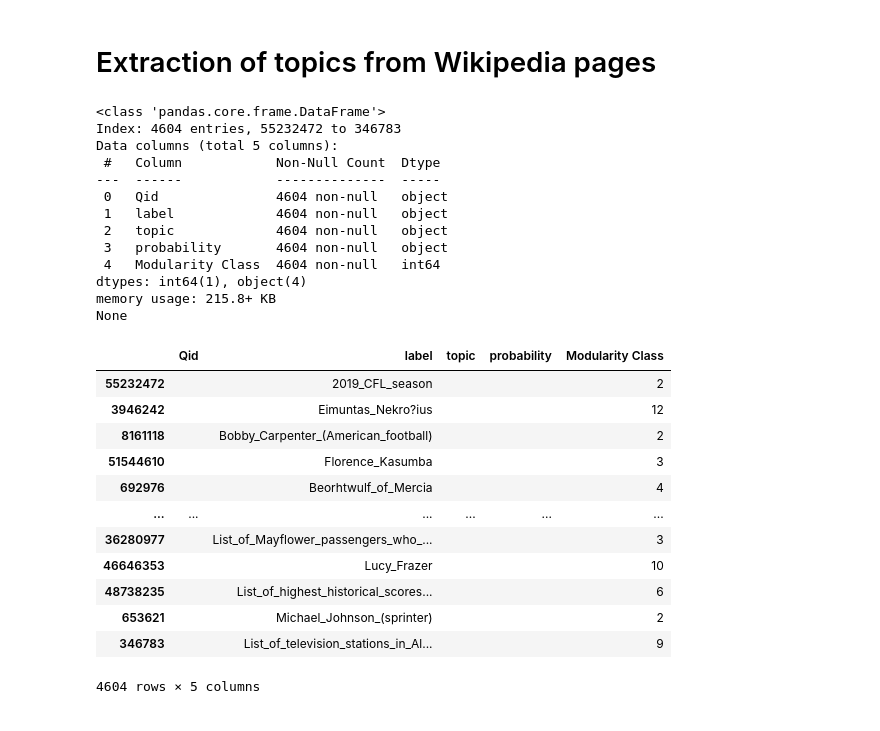
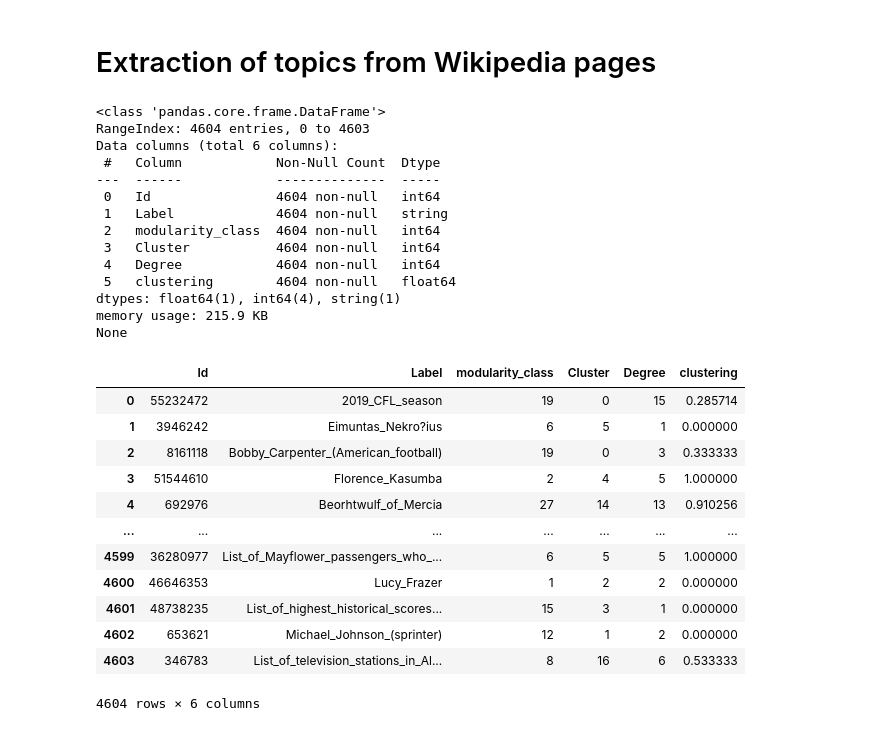
Before and after one commit to etiennechlt/Wikipedia, a Jupyter notebook: Python/Topics_exctraction.ipynb, the cells around one changed output. Drawn from its saved outputs; the diff is of its cells as text; code cells hidden in the pictures.

```diff
--- a/Python/Topics_exctraction.ipynb
+++ b/Python/Topics_exctraction.ipynb
@@ -10,44 +14,37 @@ import matplotlib.pyplot as plt
-# %%
-### Importation of the Graph from gexf file ###
-
-Graph = nx.read_gexf("peaks_graph_mod.gexf")
-
-
-### Creating Pandas DataFrame from Graph for convenient access ###
-
-dataFrame = pd.DataFrame.from_dict(dict(Graph.nodes(data=True)), orient='index')
-dataFrame['Qid'] = ''
-dataFrame['topic'] = ''
-dataFrame['probability'] = ''
-dataFrame = dataFrame[['Qid', 'label', 'topic', 'probability', 'Modularity Class']]
-print(dataFrame.info())
-dataFrame
-# %% [output]
-<class 'pandas.core.frame.DataFrame'>
-Index: 4604 entries, 55232472 to 346783
-Data columns (total 5 columns):
- #   Column            Non-Null Count  Dtype
----  ------            --------------  -----
- 0   Qid               4604 non-null   object
- 1   label             4604 non-null   object
- 2   topic             4604 non-null   object
- 3   probability       4604 non-null   object
- 4   Modularity Class  4604 non-null   int64
-dtypes: int64(1), object(4)
-memory usage: 215.8+ KB
-None
-|  | Qid | label | topic | probability | Modularity Class |
-| 55232472 |  | 2019_CFL_season |  |  | 2 |
-| 3946242 |  | Eimuntas_Nekro?ius |  |  | 12 |
-| 8161118 |  | Bobby_Carpenter_(American_football) |  |  | 2 |
-| 51544610 |  | Florence_Kasumba |  |  | 3 |
-| 692976 |  | Beorhtwulf_of_Mercia |  |  | 4 |
-| ... | ... | ... | ... | ... | ... |
-| 36280977 |  | List_of_Mayflower_passengers_who_... |  |  | 3 |
-| 46646353 |  | Lucy_Frazer |  |  | 10 |
-| 48738235 |  | List_of_highest_historical_scores... |  |  | 6 |
-| 653621 |  | Michael_Johnson_(sprinter) |  |  | 2 |
-| 346783 |  | List_of_television_stations_in_Al... |  |  | 9 |
-4604 rows × 5 columns
+# %%
+### Importing the nodes as a DataFrame for easier manipulations ###
+
+dataFrame = dataFrame = pd.read_csv('Results/nodes.csv', encoding='utf-8')
+dataFrame['Label'] = dataFrame['Label'].astype('string')
+print(dataFrame.info())
+display(dataFrame)
+# %% [output]
+<class 'pandas.core.frame.DataFrame'>
+RangeIndex: 4604 entries, 0 to 4603
+Data columns (total 6 columns):
+ #   Column            Non-Null Count  Dtype
+---  ------            --------------  -----
+ 0   Id                4604 non-null   int64
+ 1   Label             4604 non-null   string
+ 2   modularity_class  4604 non-null   int64
+ 3   Cluster           4604 non-null   int64
+ 4   Degree            4604 non-null   int64
+ 5   clustering        4604 non-null   float64
+dtypes: float64(1), int64(4), string(1)
+memory usage: 215.9 KB
+None
+|  | Id | Label | modularity_class | Cluster | Degree | clustering |
+| 0 | 55232472 | 2019_CFL_season | 19 | 0 | 15 | 0.285714 |
+| 1 | 3946242 | Eimuntas_Nekro?ius | 6 | 5 | 1 | 0.000000 |
+| 2 | 8161118 | Bobby_Carpenter_(American_football) | 19 | 0 | 3 | 0.333333 |
+| 3 | 51544610 | Florence_Kasumba | 2 | 4 | 5 | 1.000000 |
+| 4 | 692976 | Beorhtwulf_of_Mercia | 27 | 14 | 13 | 0.910256 |
+| ... | ... | ... | ... | ... | ... | ... |
+| 4599 | 36280977 | List_of_Mayflower_passengers_who_... | 6 | 5 | 5 | 1.000000 |
+| 4600 | 46646353 | Lucy_Frazer | 1 | 2 | 2 | 0.000000 |
+| 4601 | 48738235 | List_of_highest_historical_scores... | 15 | 3 | 1 | 0.000000 |
+| 4602 | 653621 | Michael_Johnson_(sprinter) | 12 | 1 | 2 | 0.000000 |
+| 4603 | 346783 | List_of_television_stations_in_Al... | 8 | 16 | 6 | 0.533333 |
+4604 rows × 6 columns
 # %%
 ### Extract nodes labels from Wikipedia queries ###
```
Also changed, not shown: parts of 8 cells of this notebook, 20 other files.
